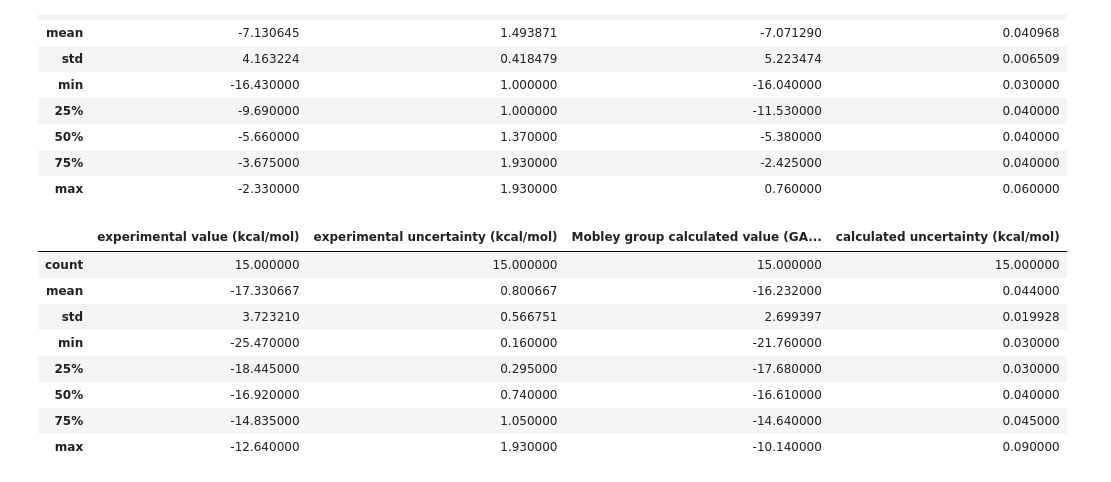
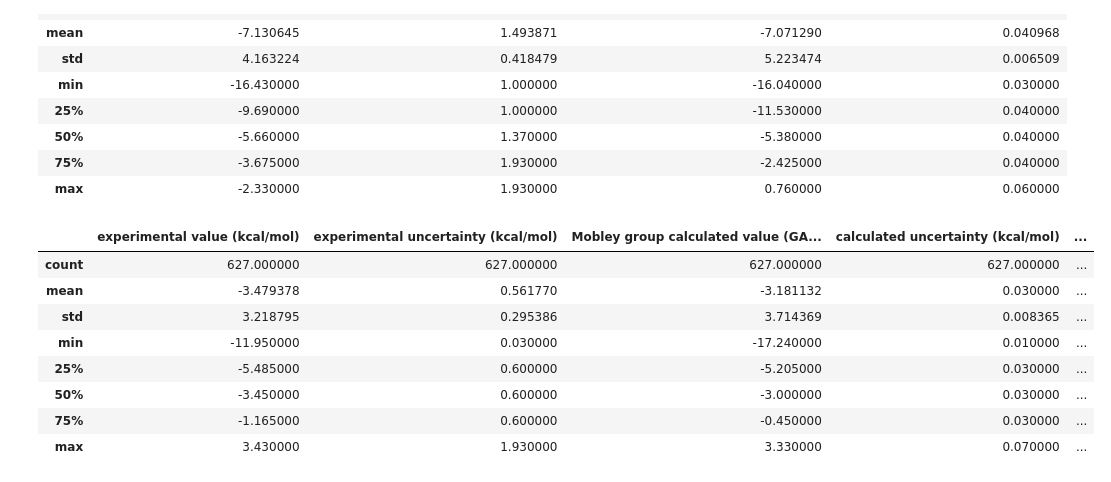
Before and after one commit to Onufriev-Lab/deepchem_HFE_residual_modeling, a Jupyter notebook: mobley.ipynb, the cells around one changed output. Cells and saved outputs as stored; diff of their text form; code cells hidden in the pictures.

```diff
--- a/mobley.ipynb
+++ b/mobley.ipynb
@@ -7,13 +7,14 @@ import pandas as pd
 import pickle
 import numpy as np
 import warnings
-
+import matplotlib.pyplot as plt
 from utils import *
 warnings.filterwarnings('ignore')
-
+cols = ['compound id (and file prefix)','SMILES','experimental value (kcal/mol)','experimental uncertainty (kcal/mol)','has_uncertainty','relative_uncertainty']
 freesolv = pd.read_csv('dicts/database.txt',sep='; ')
 # freesolv['uncertainty'] = ~freesolv['text notes.'].str.contains('Experimental uncertainty not presently available, so assigned a default value')#.astype(int)+2
-freesolv['uncertainty'] = ~freesolv['text notes.'].str.contains('default')
-# freesolv['uncertainty'] = ~freesolv['text notes.'].str.contains('uncertainty')
-freesolv#.describe()
+freesolv['has_uncertainty'] = ~(freesolv['text notes.'].str.contains('default'))
+freesolv['relative_uncertainty'] = abs(freesolv['experimental uncertainty (kcal/mol)'] / freesolv['experimental value (kcal/mol)'])
+# freesolv[(abs(freesolv['experimental value (kcal/mol)'])>1) & (freesolv.has_uncertainty == 1)].describe()
+freesolv[(abs(freesolv['experimental value (kcal/mol)'])>=1)].describe()
 # %% [output]
@@ -69,17 +95,17 @@ freesolv[(freesolv['experimental uncertainty (kcal/mol)'] >= 1.0)&(freesolv.unce
 | 75% | -3.675000 | 1.930000 | -2.425000 | 0.040000 |
 | max | -2.330000 | 1.930000 | 0.760000 | 0.060000 |
 # %%
-freesolv[(freesolv['experimental value (kcal/mol)'] < -11.98)].describe()
+freesolv[(freesolv['experimental value (kcal/mol)'] > -11.99)].describe()
 # %% [output]
-|  | experimental value (kcal/mol) | experimental uncertainty (kcal/mol) | Mobley group calculated value (GA... | calculated uncertainty (kcal/mol) |
-| count | 15.000000 | 15.000000 | 15.000000 | 15.000000 |
-| mean | -17.330667 | 0.800667 | -16.232000 | 0.044000 |
-| std | 3.723210 | 0.566751 | 2.699397 | 0.019928 |
-| min | -25.470000 | 0.160000 | -21.760000 | 0.030000 |
-| 25% | -18.445000 | 0.295000 | -17.680000 | 0.030000 |
-| 50% | -16.920000 | 0.740000 | -16.610000 | 0.040000 |
-| 75% | -14.835000 | 1.050000 | -14.640000 | 0.045000 |
-| max | -12.640000 | 1.930000 | -10.140000 | 0.090000 |
+|  | experimental value (kcal/mol) | experimental uncertainty (kcal/mol) | Mobley group calculated value (GA... | calculated uncertainty (kcal/mol) | ... |
+| count | 627.000000 | 627.000000 | 627.000000 | 627.000000 | ... |
+| mean | -3.479378 | 0.561770 | -3.181132 | 0.030000 | ... |
+| std | 3.218795 | 0.295386 | 3.714369 | 0.008365 | ... |
+| min | -11.950000 | 0.030000 | -17.240000 | 0.010000 | ... |
+| 25% | -5.485000 | 0.600000 | -5.205000 | 0.030000 | ... |
+| 50% | -3.450000 | 0.600000 | -3.000000 | 0.030000 | ... |
+| 75% | -1.165000 | 0.600000 | -0.450000 | 0.030000 | ... |
+| max | 3.430000 | 1.930000 | 3.330000 | 0.070000 | ... |
 # %%
 amino_analogues = ['methane','propane','isobutane','n-butane','methanol','ethanol','methanethiol','methyl ethyl sulfide',
                    'acetamide','propionamide','toluene','p-cresol','1-methylimidazole','methylindole']
```
Also changed, not shown: parts of 5 cells of this notebook, 1 other file.
